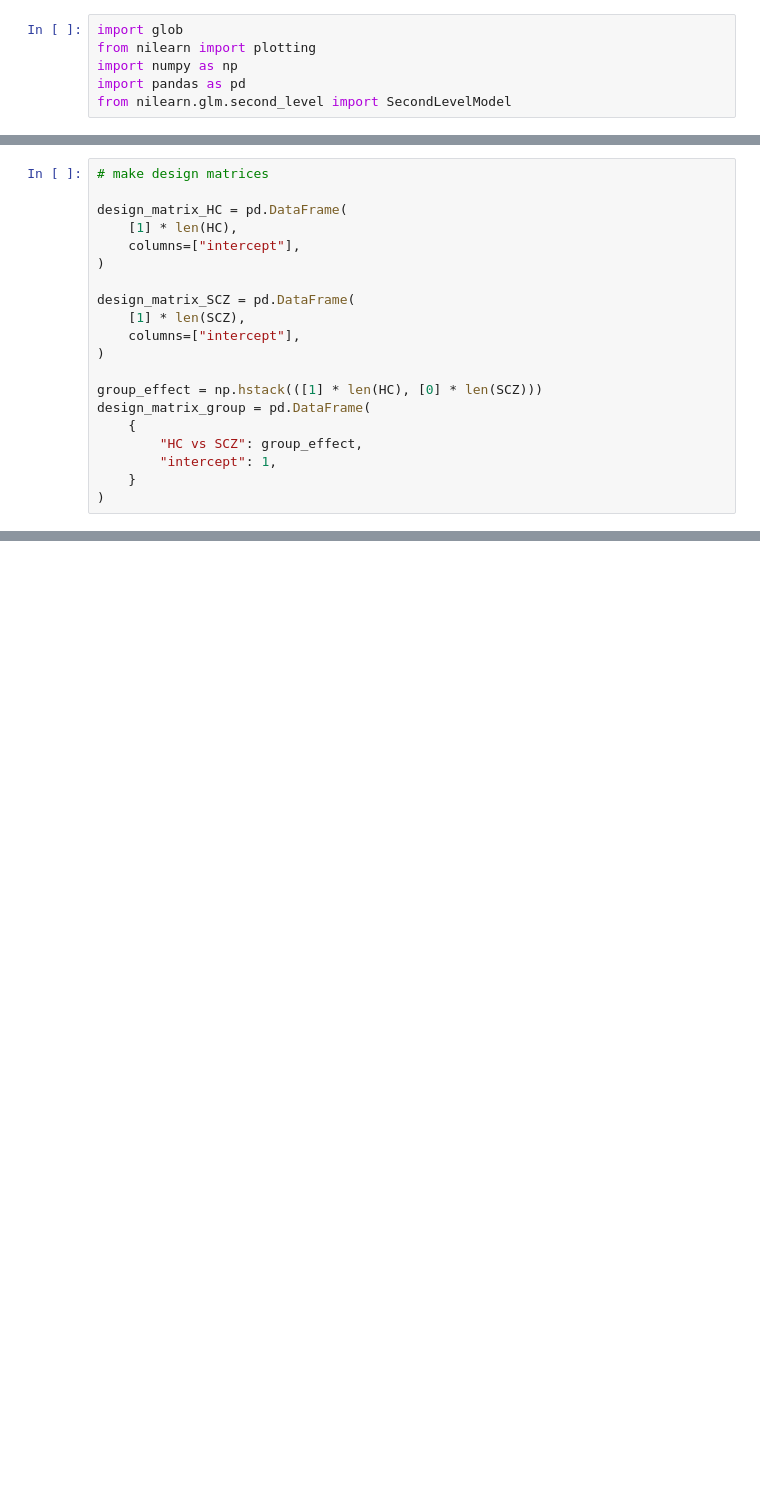
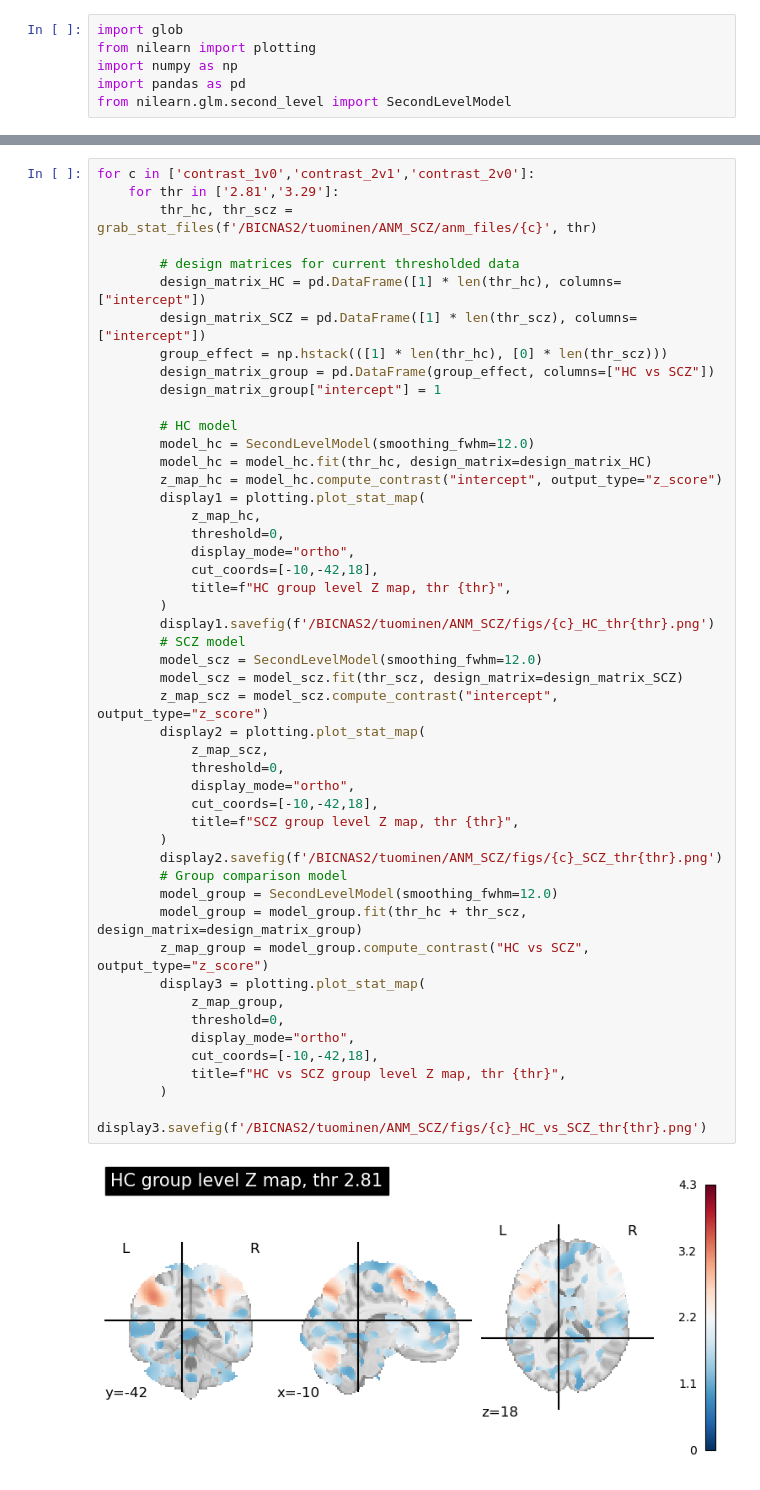
Before and after one commit to ltuominen/ANM_SCZ, a Jupyter notebook: code/stats.ipynb, the cells around one changed output, grey strips where cells are left out. Drawn from its saved outputs; the diff is of its cells as text; blank space fills up the shorter version.

Commit message:
generated images for contrasts

```diff
--- a/code/stats.ipynb
+++ b/code/stats.ipynb
@@ -23,20 +24,0 @@ SCZ.sort()
-# %%
-# make design matrices
-
-design_matrix_HC = pd.DataFrame(
-    [1] * len(HC),
-    columns=["intercept"],
-)
-
-design_matrix_SCZ = pd.DataFrame(
-    [1] * len(SCZ),
-    columns=["intercept"],
-)
-
-group_effect = np.hstack(([1] * len(HC), [0] * len(SCZ)))
-design_matrix_group = pd.DataFrame(
-    {
-        "HC vs SCZ": group_effect,
-        "intercept": 1,
-    }
-)
@@ -94,0 +25,50 @@ disp.savefig('/Users/laurituominen/Downloads/Fz-maps/Group_zmap.png')
+# %%
+for c in ['contrast_1v0','contrast_2v1','contrast_2v0']:
+    for thr in ['2.81','3.29']:
+        thr_hc, thr_scz = grab_stat_files(f'/BICNAS2/tuominen/ANM_SCZ/anm_files/{c}', thr)
+
+        # design matrices for current thresholded data
+        design_matrix_HC = pd.DataFrame([1] * len(thr_hc), columns=["intercept"])
+        design_matrix_SCZ = pd.DataFrame([1] * len(thr_scz), columns=["intercept"])
+        group_effect = np.hstack(([1] * len(thr_hc), [0] * len(thr_scz)))
+        design_matrix_group = pd.DataFrame(group_effect, columns=["HC vs SCZ"])
+        design_matrix_group["intercept"] = 1
+
+        # HC model
+        model_hc = SecondLevelModel(smoothing_fwhm=12.0)
+        model_hc = model_hc.fit(thr_hc, design_matrix=design_matrix_HC)
+        z_map_hc = model_hc.compute_contrast("intercept", output_type="z_score")
+        display1 = plotting.plot_stat_map(
+            z_map_hc,
+            threshold=0,
+            display_mode="ortho",
+            cut_coords=[-10,-42,18],
+            title=f"HC group level Z map, thr {thr}",
+        )
+        display1.savefig(f'/BICNAS2/tuominen/ANM_SCZ/figs/{c}_HC_thr{thr}.png')
+        # SCZ model
+        model_scz = SecondLevelModel(smoothing_fwhm=12.0)
+        model_scz = model_scz.fit(thr_scz, design_matrix=design_matrix_SCZ)
+        z_map_scz = model_scz.compute_contrast("intercept", output_type="z_score")
+        display2 = plotting.plot_stat_map(
+            z_map_scz,
+            threshold=0,
+            display_mode="ortho",
+            cut_coords=[-10,-42,18],
+            title=f"SCZ group level Z map, thr {thr}",
+        )
+        display2.savefig(f'/BICNAS2/tuominen/ANM_SCZ/figs/{c}_SCZ_thr{thr}.png')
+        # Group comparison model
+        model_group = SecondLevelModel(smoothing_fwhm=12.0)
+        model_group = model_group.fit(thr_hc + thr_scz, design_matrix=design_matrix_group)
+        z_map_group = model_group.compute_contrast("HC vs SCZ", output_type="z_score")
+        display3 = plotting.plot_stat_map(
+            z_map_group,
+            threshold=0,
+            display_mode="ortho",
+            cut_coords=[-10,-42,18],
+            title=f"HC vs SCZ group level Z map, thr {thr}",
+        )
+        display3.savefig(f'/BICNAS2/tuominen/ANM_SCZ/figs/{c}_HC_vs_SCZ_thr{thr}.png')
+# %% [output]
+[figure, added]
```
Also changed, not shown: parts of 5 cells of this notebook, 21 other files.
